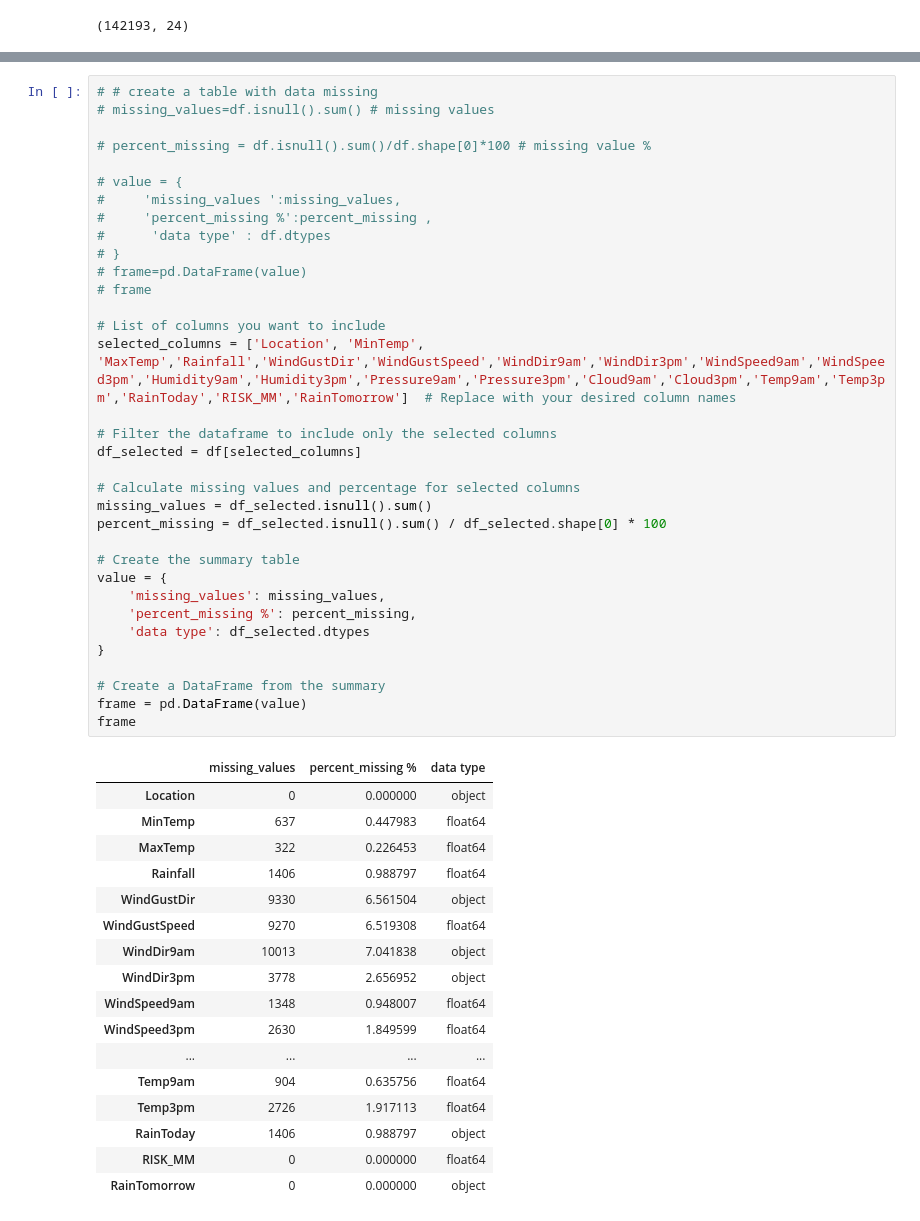
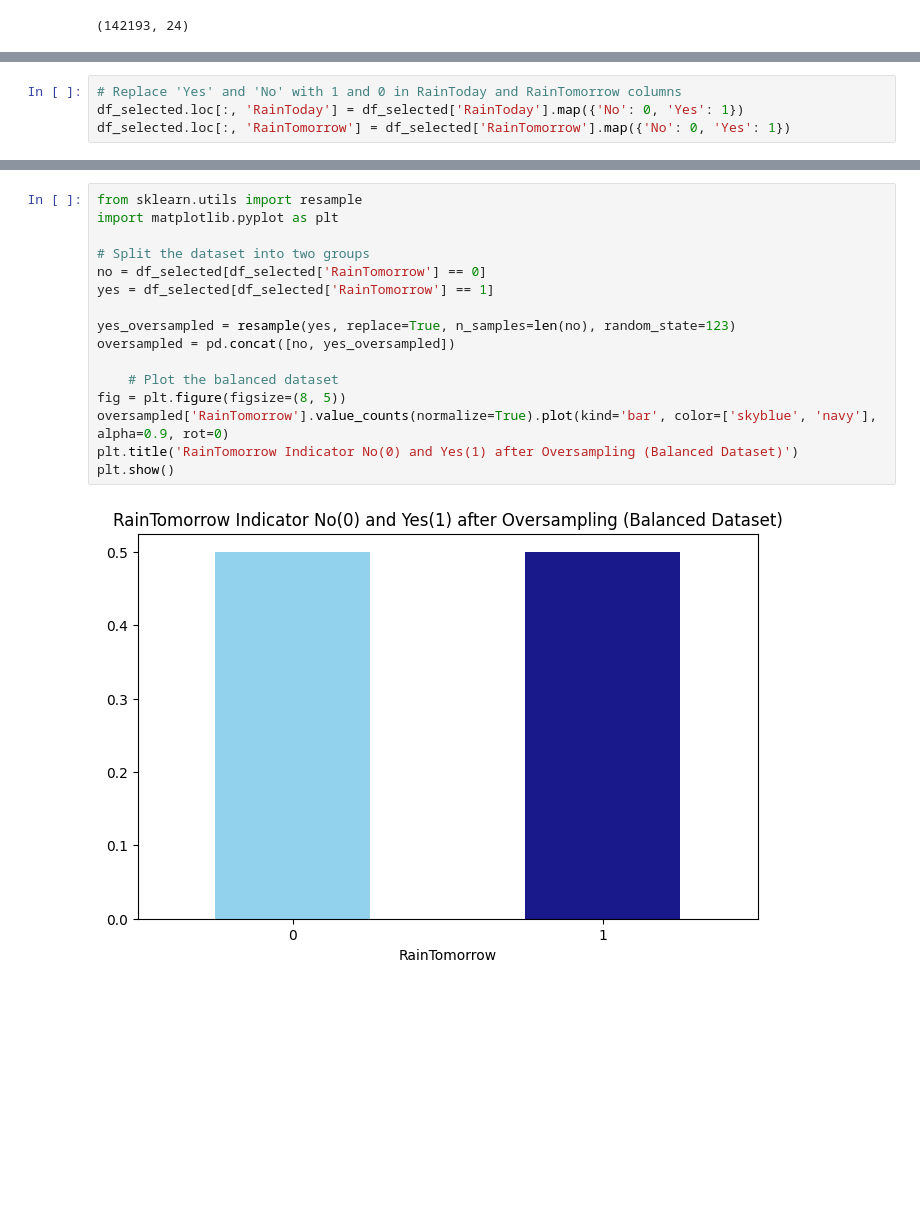
Before and after one commit to Stellamariyarit/mainproject, a Jupyter notebook: MyProject (2).ipynb, the cells around one changed output, grey strips where cells are left out. Saved outputs shown, nothing was run; the diff lists cells and outputs as text; blank space fills up the shorter version.

```diff
--- a/MyProject (2).ipynb
+++ b/MyProject (2).ipynb
@@ -82,2 +83,6 @@ Text(0.5, 1.0, 'type of our data ')
+# %%
+# Replace 'Yes' and 'No' with 1 and 0 in RainToday and RainTomorrow columns
+df_selected.loc[:, 'RainToday'] = df_selected['RainToday'].map({'No': 0, 'Yes': 1})
+df_selected.loc[:, 'RainTomorrow'] = df_selected['RainTomorrow'].map({'No': 0, 'Yes': 1})
 # %%
 import matplotlib.pyplot as plt
@@ -92,52 +98,18 @@ plt.show()
-# %%
-# # create a table with data missing
-# missing_values=df.isnull().sum() # missing values
-
-# percent_missing = df.isnull().sum()/df.shape[0]*100 # missing value %
-
-# value = {
-#     'missing_values ':missing_values,
-#     'percent_missing %':percent_missing ,
-#      'data type' : df.dtypes
-# }
-# frame=pd.DataFrame(value)
-# frame
-
-# List of columns you want to include
-selected_columns = ['Location', 'MinTemp', 'MaxTemp','Rainfall','WindGustDir','WindGustSpeed','WindDir9am','WindDir3pm','WindSpeed9am','WindSpeed3pm','Humidity9am','Humidity3pm','Pressure9am','Pressure3pm','Cloud9am','Cloud3pm','Temp9am','Temp3pm','RainToday','RISK_MM','RainTomorrow']  # Replace with your desired column names
-
-# Filter the dataframe to include only the selected columns
-df_selected = df[selected_columns]
-
-# Calculate missing values and percentage for selected columns
-missing_values = df_selected.isnull().sum()
-percent_missing = df_selected.isnull().sum() / df_selected.shape[0] * 100
-
-# Create the summary table
-value = {
-    'missing_values': missing_values,
-    'percent_missing %': percent_missing,
-    'data type': df_selected.dtypes
-}
-
-# Create a DataFrame from the summary
-frame = pd.DataFrame(value)
-frame
-# %% [output]
-|  | missing_values | percent_missing % | data type |
-| Location | 0 | 0.000000 | object |
-| MinTemp | 637 | 0.447983 | float64 |
-| MaxTemp | 322 | 0.226453 | float64 |
-| Rainfall | 1406 | 0.988797 | float64 |
-| WindGustDir | 9330 | 6.561504 | object |
-| WindGustSpeed | 9270 | 6.519308 | float64 |
-| WindDir9am | 10013 | 7.041838 | object |
-| WindDir3pm | 3778 | 2.656952 | object |
-| WindSpeed9am | 1348 | 0.948007 | float64 |
-| WindSpeed3pm | 2630 | 1.849599 | float64 |
-| ... | ... | ... | ... |
-| Temp9am | 904 | 0.635756 | float64 |
-| Temp3pm | 2726 | 1.917113 | float64 |
-| RainToday | 1406 | 0.988797 | object |
-| RISK_MM | 0 | 0.000000 | float64 |
-| RainTomorrow | 0 | 0.000000 | object |
+# %%
+from sklearn.utils import resample
+import matplotlib.pyplot as plt
+
+# Split the dataset into two groups
+no = df_selected[df_selected['RainTomorrow'] == 0]
+yes = df_selected[df_selected['RainTomorrow'] == 1]
+
+yes_oversampled = resample(yes, replace=True, n_samples=len(no), random_state=123)
+oversampled = pd.concat([no, yes_oversampled])
+
+    # Plot the balanced dataset
+fig = plt.figure(figsize=(8, 5))
+oversampled['RainTomorrow'].value_counts(normalize=True).plot(kind='bar', color=['skyblue', 'navy'], alpha=0.9, rot=0)
+plt.title('RainTomorrow Indicator No(0) and Yes(1) after Oversampling (Balanced Dataset)')
+plt.show()
+# %% [output]
+[figure, added]
```
Also changed, not shown: parts of 17 cells of this notebook.
